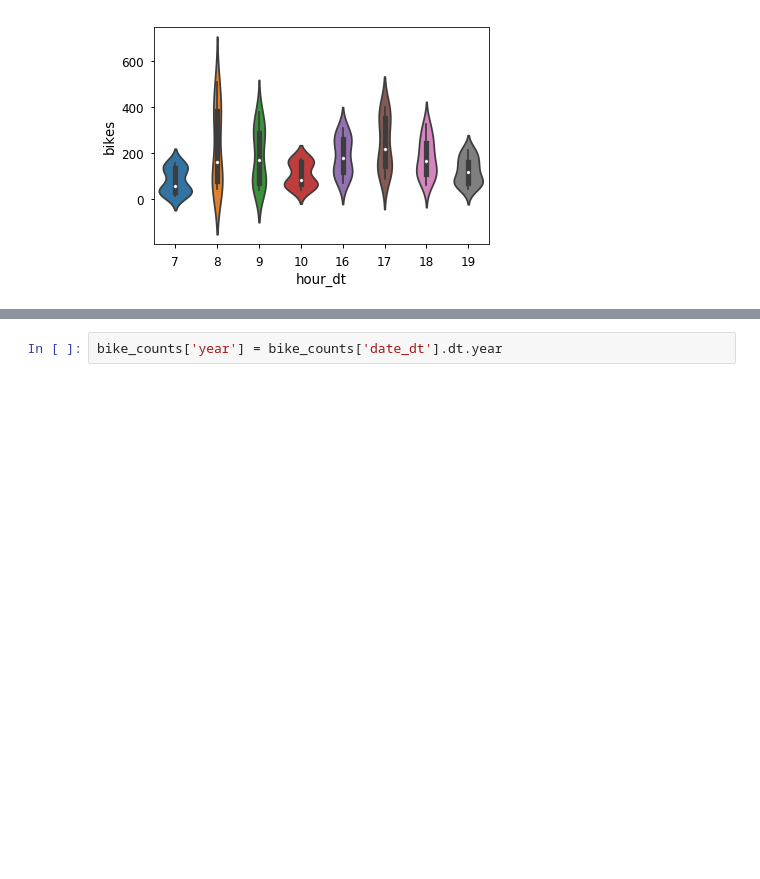
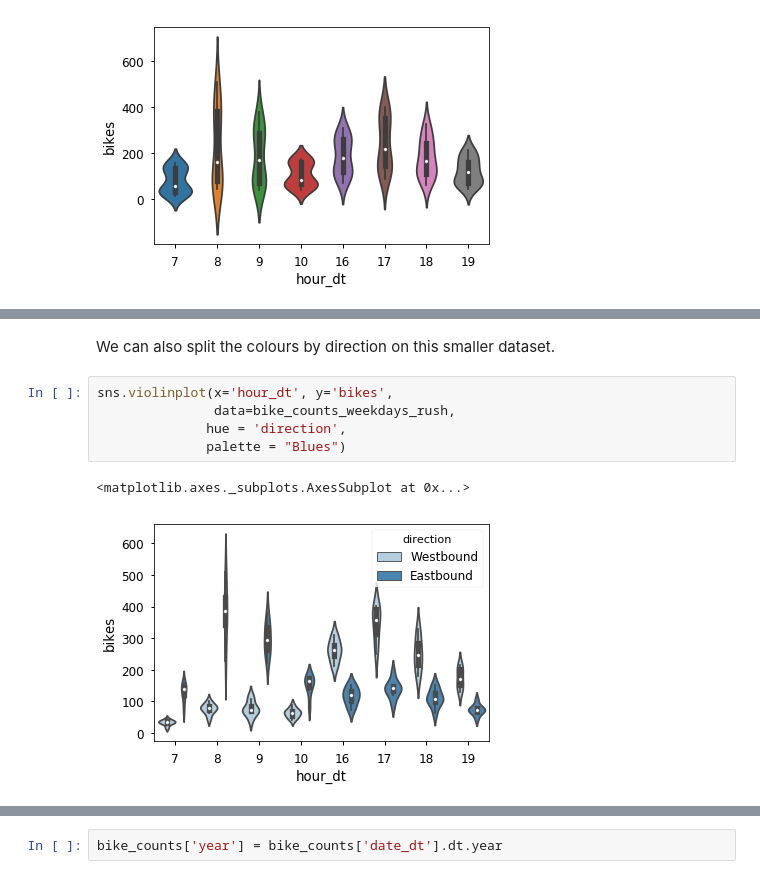
Before and after one commit to mbonsma/python-workshop, a Jupyter notebook: python-workshop.ipynb, the cells around one changed output, grey strips where cells are left out. Drawn from its saved outputs; the diff is of its cells as text; blank space fills up the shorter version.

```diff
--- a/python-workshop.ipynb
+++ b/python-workshop.ipynb
@@ -1704,0 +1691,10 @@ sns.lmplot(x = 'hour_dt', y = 'bikes', data = bike_counts_weekdays, fit_reg = Fa
+# %% [markdown]
+We can also split the colours by direction on this smaller dataset.
+# %%
+sns.violinplot(x='hour_dt', y='bikes',
+               data=bike_counts_weekdays_rush,
+              hue = 'direction',
+              palette = "Blues")
+# %% [output]
+<matplotlib.axes._subplots.AxesSubplot at 0x...>
+[figure, added]
```
Also changed, not shown: parts of 49 cells of this notebook.
